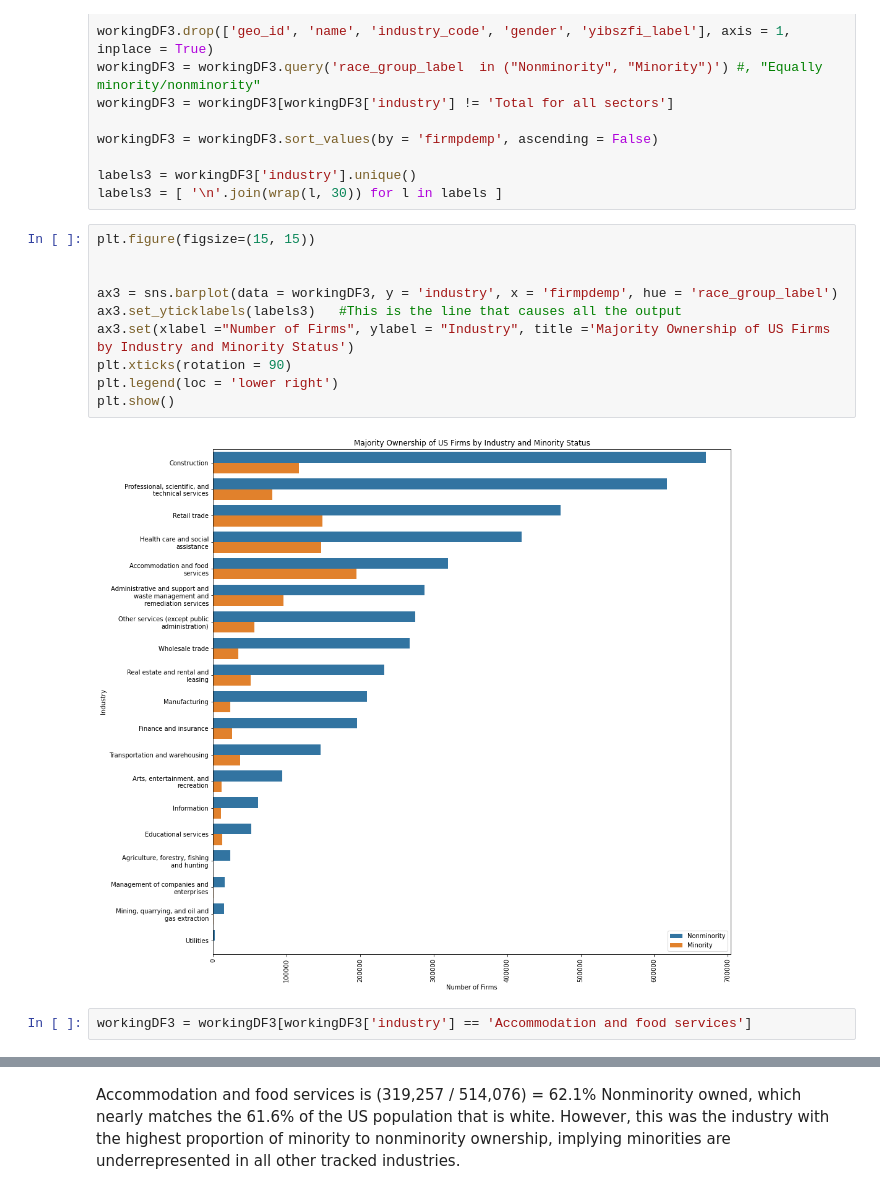
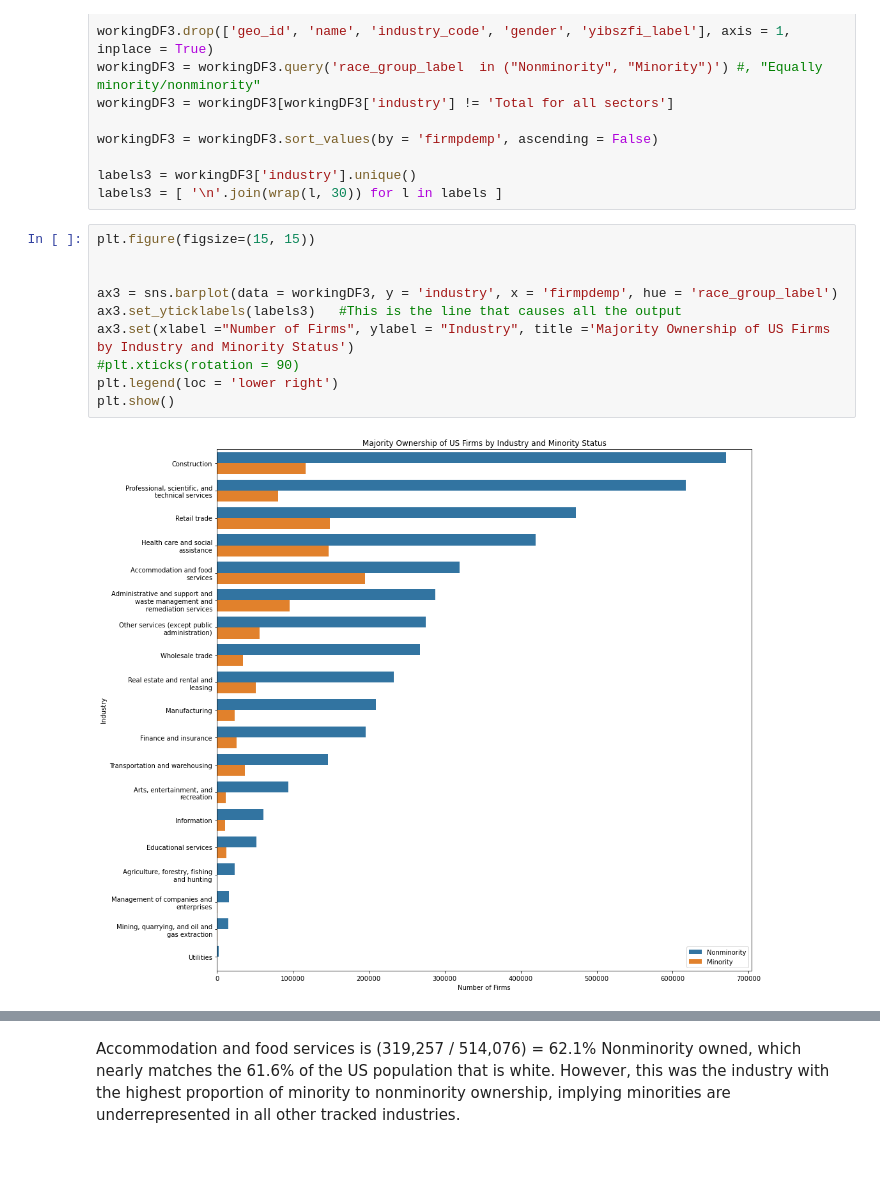
Before and after one commit to jedc4xer/abs_group_assessment, a Jupyter notebook: jake_working_copy.ipynb, the cells around one changed output, grey strips where cells are left out. Cells and saved outputs as stored; diff of their text form; blank space fills up the shorter version.

Commit message:
Finalize all visuals

```diff
--- a/jake_working_copy.ipynb
+++ b/jake_working_copy.ipynb
@@ -251,14 +247,12 @@ labels3 = [ '\n'.join(wrap(l, 30)) for l in labels ]
 # %%
 plt.figure(figsize=(15, 15))
 
 
 ax3 = sns.barplot(data = workingDF3, y = 'industry', x = 'firmpdemp', hue = 'race_group_label')
 ax3.set_yticklabels(labels3)   #This is the line that causes all the output
 ax3.set(xlabel ="Number of Firms", ylabel = "Industry", title ='Majority Ownership of US Firms by Industry and Minority Status')
-plt.xticks(rotation = 90)
+#plt.xticks(rotation = 90)
 plt.legend(loc = 'lower right')
 plt.show()
 # %% [output]
-[figure, old version]
+[figure, new version]
-# %%
-workingDF3 = workingDF3[workingDF3['industry'] == 'Accommodation and food services']
```
Also changed, not shown: parts of 7 cells of this notebook.
